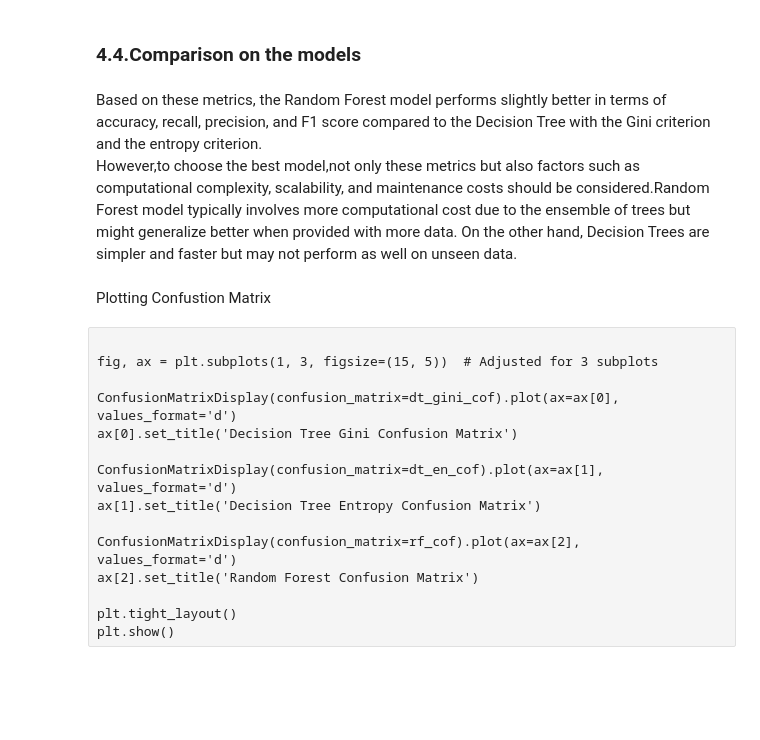
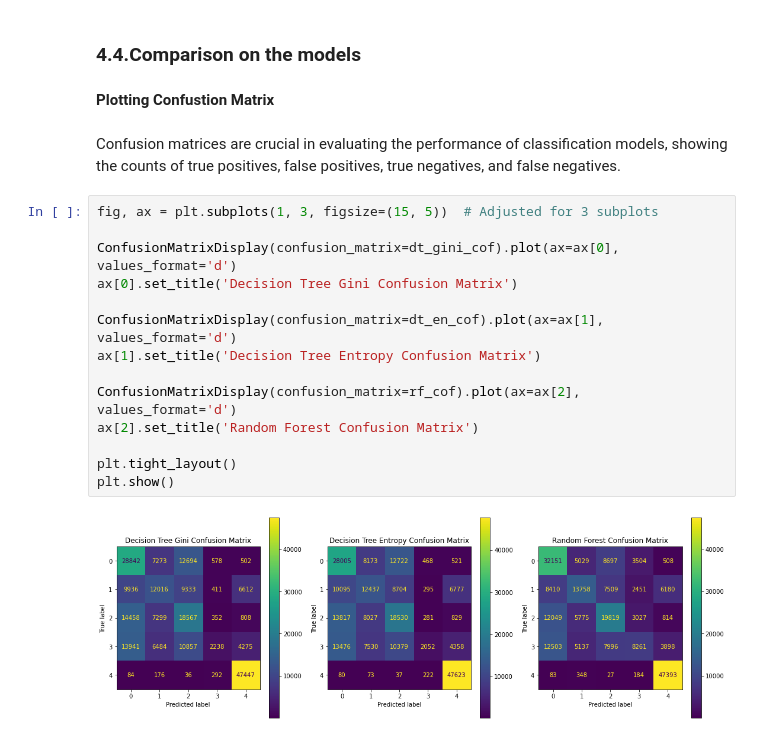
Before and after one commit to thikyi/DataScienceCapstone2, a Jupyter notebook: notebooks/Modeling.ipynb, the cells around one changed output. Saved outputs shown, nothing was run; the diff lists cells and outputs as text; blank space fills up the shorter version.

Commit message:
modeling with top 5 crimes

```diff
--- a/notebooks/Modeling.ipynb
+++ b/notebooks/Modeling.ipynb
@@ -274,22 +297,22 @@ array([[ 5840,  8904,  1629,  2842,  3566,   176,   880,  1284,  1146,
 # %% [markdown]
 ### 4.4.Comparison on the models
-# %% [markdown]
-Based on these metrics, the Random Forest model performs slightly better in terms of accuracy, recall, precision, and F1 score compared to the Decision Tree with the Gini criterion and the entropy criterion. <br/>
-However,to choose the best model,not only these metrics but also factors such as computational complexity, scalability, and maintenance costs should be considered.Random Forest model typically involves more computational cost due to the ensemble of trees but might generalize better when provided with more data. On the other hand, Decision Trees are simpler and faster but may not perform as well on unseen data.
 # %% [markdown]
-Plotting Confustion Matrix
+<b>Plotting Confustion Matrix</b>
-# %% [raw]
-
-fig, ax = plt.subplots(1, 3, figsize=(15, 5))  # Adjusted for 3 subplots
-
-ConfusionMatrixDisplay(confusion_matrix=dt_gini_cof).plot(ax=ax[0], values_format='d')
-ax[0].set_title('Decision Tree Gini Confusion Matrix')
-
-ConfusionMatrixDisplay(confusion_matrix=dt_en_cof).plot(ax=ax[1], values_format='d')
-ax[1].set_title('Decision Tree Entropy Confusion Matrix')
-
-ConfusionMatrixDisplay(confusion_matrix=rf_cof).plot(ax=ax[2], values_format='d')
-ax[2].set_title('Random Forest Confusion Matrix')
-
-plt.tight_layout()
-plt.show()
+# %% [markdown]
+Confusion matrices are crucial in evaluating the performance of classification models, showing the counts of true positives, false positives, true negatives, and false negatives.
+# %%
+fig, ax = plt.subplots(1, 3, figsize=(15, 5))  # Adjusted for 3 subplots
+
+ConfusionMatrixDisplay(confusion_matrix=dt_gini_cof).plot(ax=ax[0], values_format='d')
+ax[0].set_title('Decision Tree Gini Confusion Matrix')
+
+ConfusionMatrixDisplay(confusion_matrix=dt_en_cof).plot(ax=ax[1], values_format='d')
+ax[1].set_title('Decision Tree Entropy Confusion Matrix')
+
+ConfusionMatrixDisplay(confusion_matrix=rf_cof).plot(ax=ax[2], values_format='d')
+ax[2].set_title('Random Forest Confusion Matrix')
+
+plt.tight_layout()
+plt.show()
+# %% [output]
+[figure, added]
```
Also changed, not shown: parts of 17 cells of this notebook, 2 other files.
